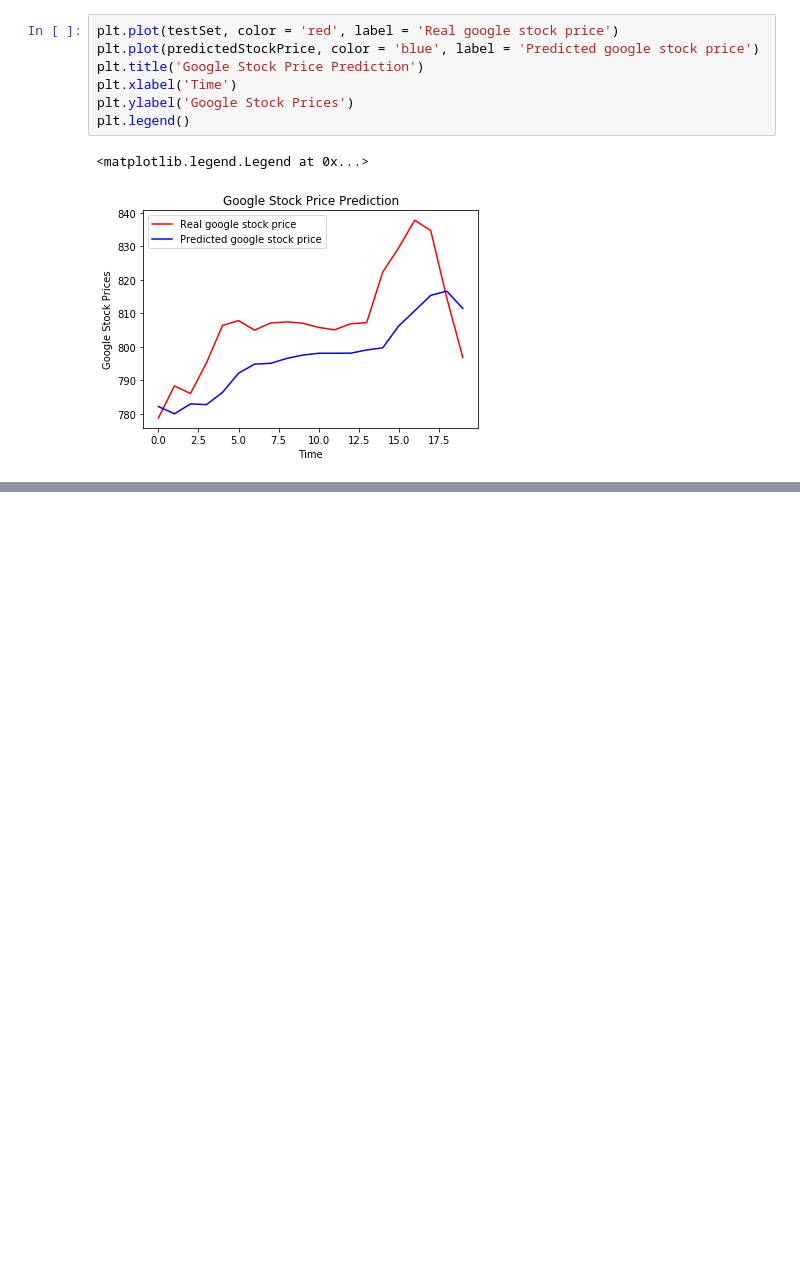
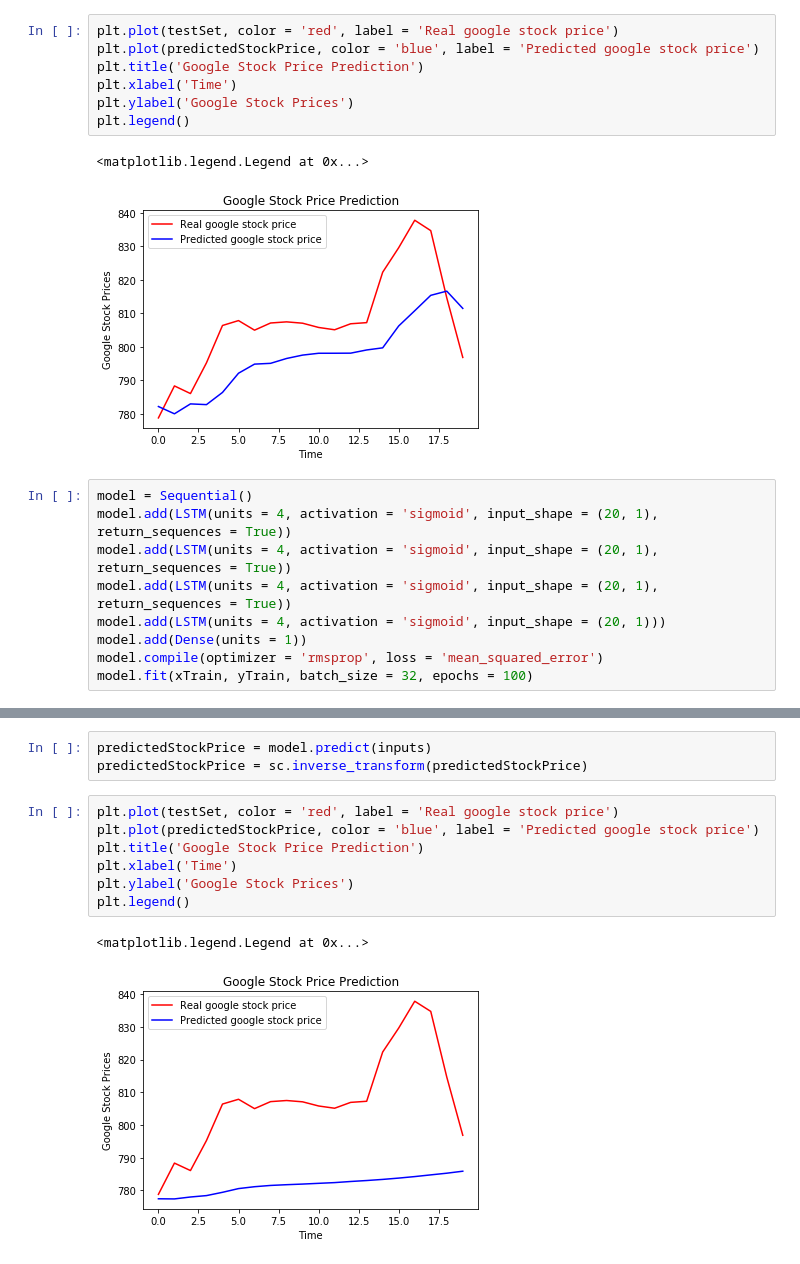
Before and after one commit to Hamifthi/Machine-Learning-A-Z, a Jupyter notebook: Part 8 - Deep Learning/Section 41 - Recurrent Neural Networks (RNN)/HomeWork.ipynb, the cells around one changed output, grey strips where cells are left out. Drawn from its saved outputs; the diff is of its cells as text; blank space fills up the shorter version.

Commit message:
testing LSTM with more than 1 layer

```diff
--- a/Part 8 - Deep Learning/Section 41 - Recurrent Neural Networks (RNN)/HomeWork.ipynb
+++ b/Part 8 - Deep Learning/Section 41 - Recurrent Neural Networks (RNN)/HomeWork.ipynb
@@ -76,3 +76,12 @@ plt.legend()
 # %% [output]
 <matplotlib.legend.Legend at 0x...>
 [figure]
+# %%
+model = Sequential()
+model.add(LSTM(units = 4, activation = 'sigmoid', input_shape = (20, 1), return_sequences = True))
+model.add(LSTM(units = 4, activation = 'sigmoid', input_shape = (20, 1), return_sequences = True))
+model.add(LSTM(units = 4, activation = 'sigmoid', input_shape = (20, 1), return_sequences = True))
+model.add(LSTM(units = 4, activation = 'sigmoid', input_shape = (20, 1)))
+model.add(Dense(units = 1))
+model.compile(optimizer = 'rmsprop', loss = 'mean_squared_error')
+model.fit(xTrain, yTrain, batch_size = 32, epochs = 100)
@@ -78,0 +107,13 @@ plt.legend()
+# %%
+predictedStockPrice = model.predict(inputs)
+predictedStockPrice = sc.inverse_transform(predictedStockPrice)
+# %%
+plt.plot(testSet, color = 'red', label = 'Real google stock price')
+plt.plot(predictedStockPrice, color = 'blue', label = 'Predicted google stock price')
+plt.title('Google Stock Price Prediction')
+plt.xlabel('Time')
+plt.ylabel('Google Stock Prices')
+plt.legend()
+# %% [output]
+<matplotlib.legend.Legend at 0x...>
+[figure, added]
```
Also changed, not shown: parts of 1 cell of this notebook.
